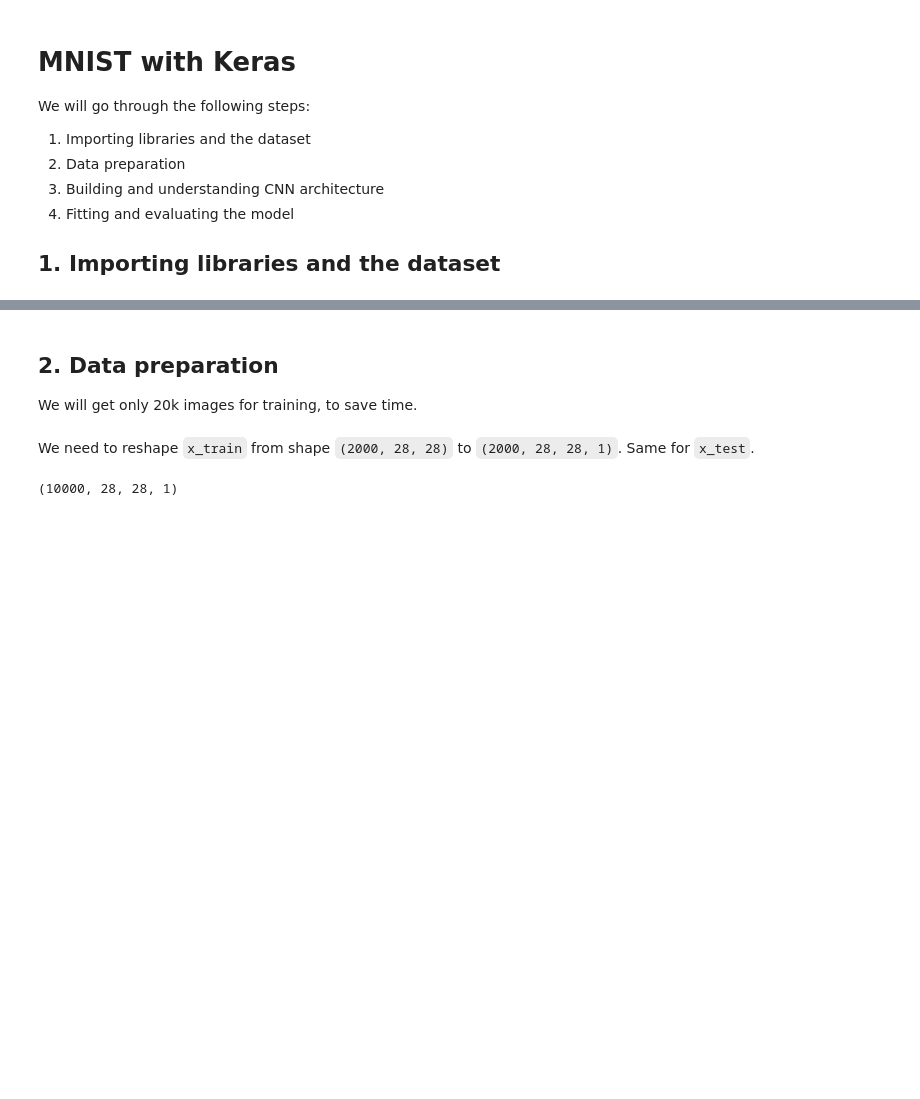
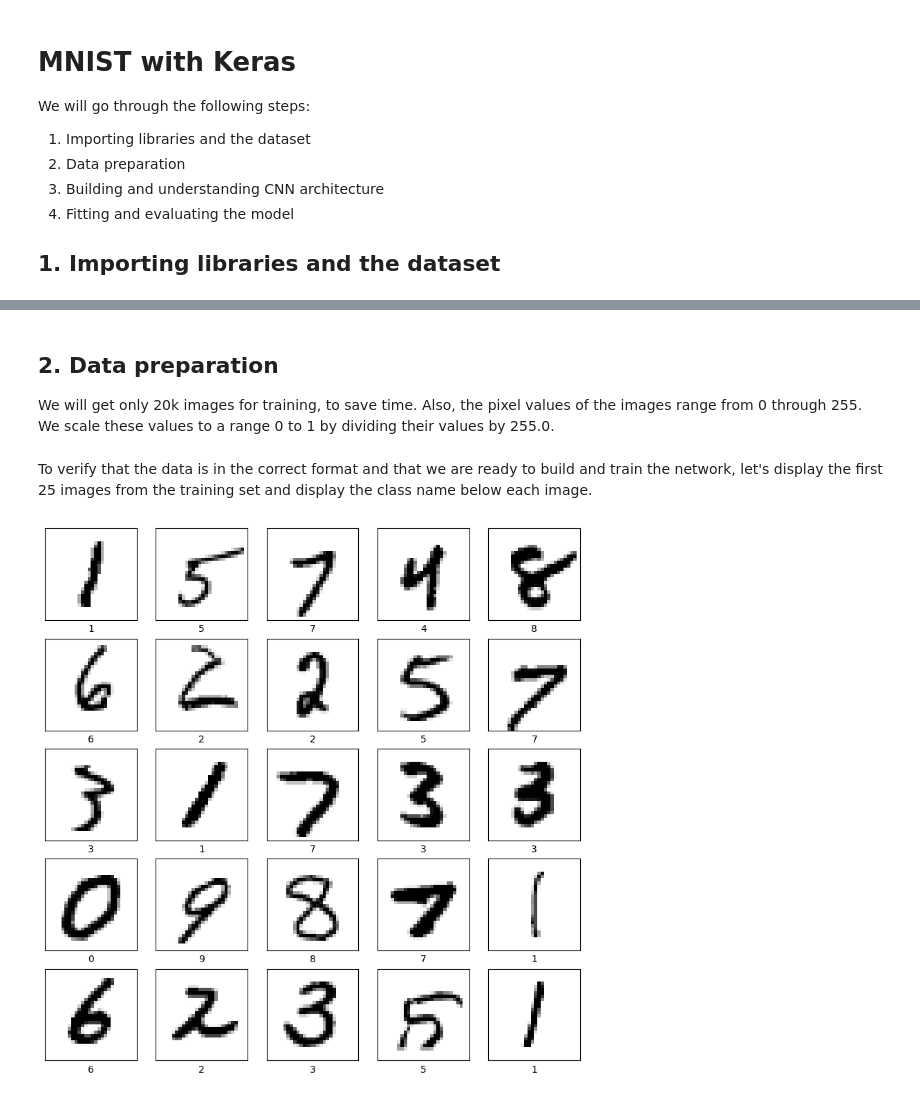
Before and after one commit to valentinefleith/mnist-cnn, a Jupyter notebook: MNIST_CNN_keras.ipynb, the cells around one changed output, grey strips where cells are left out. Cells and saved outputs as stored; diff of their text form; code cells hidden in the pictures; blank space fills up the shorter version.

```diff
--- a/MNIST_CNN_keras.ipynb
+++ b/MNIST_CNN_keras.ipynb
@@ -72,17 +58,24 @@ Name: count, dtype: int64
 ## 2. Data preparation
 
 We will get only 20k images for training, to save time.
+Also, the pixel values of the images range from 0 through 255. We scale these values to a range 0 to 1 by dividing their values by 255.0.
 # %%
 # get only 20k images for training
 idx = np.random.randint(x_train.shape[0], size=20000)
 x_train = x_train[idx, :]
 y_train = y_train[idx]
+x_train, x_test = x_train / 255.0, x_test / 255.0
-# %% [markdown]
-We need to reshape `x_train` from shape `(2000, 28, 28)` to `(2000, 28, 28, 1)`. Same for `x_test`.
-# %%
-x_train = x_train.reshape(x_train.shape[0], IMG_ROWS, IMG_COLS, 1)
-x_test = x_test.reshape(x_test.shape[0], IMG_ROWS, IMG_COLS, 1)
-print(x_train.shape)
-print(x_test.shape)
-# %% [output]
-(10000, 28, 28, 1)
+# %% [markdown]
+To verify that the data is in the correct format and that we are ready to build and train the network, let's display the first 25 images from the training set and display the class name below each image.
+# %%
+plt.figure(figsize=(10,10))
+for i in range(25):
+    plt.subplot(5,5,i+1)
+    plt.xticks([])
+    plt.yticks([])
+    plt.grid(False)
+    plt.imshow(x_train[i], cmap=plt.cm.binary)
+    plt.xlabel(y_train[i])
+plt.show()
+# %% [output]
+[figure, added]
```
Also changed, not shown: parts of 12 cells of this notebook, 1 other file.
